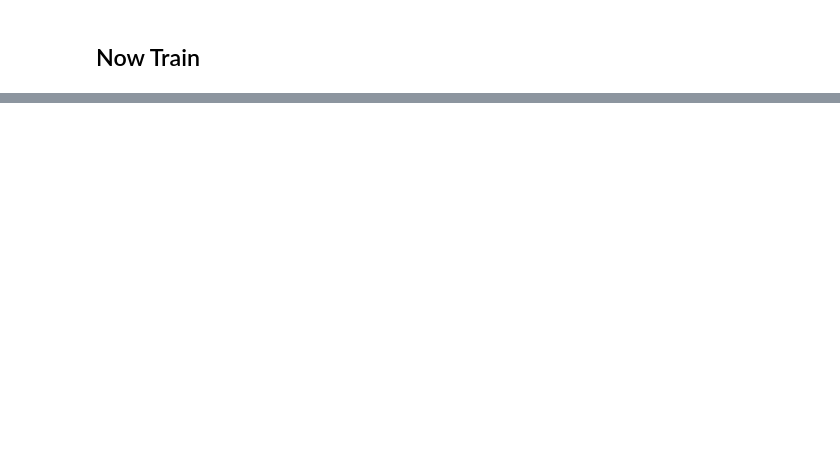
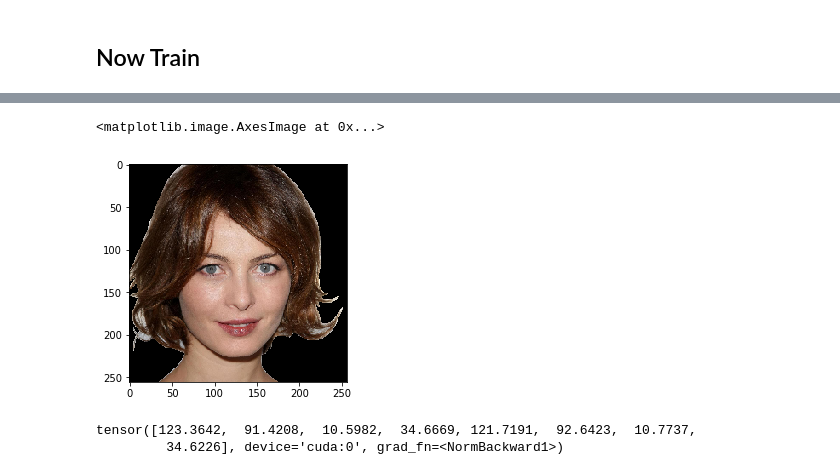
Before and after one commit to kurtisdavid/GANchors, a Jupyter notebook: Multi Encoder CelebAHQ.ipynb, the cells around one changed output, grey strips where cells are left out. Drawn from its saved outputs; the diff is of its cells as text; code cells hidden in the pictures; blank space fills up the shorter version.

Commit message:
added hq encoder notebook

```diff
--- a/Multi Encoder CelebAHQ.ipynb
+++ b/Multi Encoder CelebAHQ.ipynb
@@ -41,0 +100,5 @@ plt.imshow(np.moveaxis(yeet.data.cpu().numpy(),0,-1))
+# %%
+device = torch.device("cuda" if torch.cuda.is_available() else "cpu")
+
+gen = torch.nn.DataParallel(pg.Generator(depth=9)).to(device)
+gen.load_state_dict(torch.load("GAN_GEN_SHADOW_8.pth", map_location=str(device)))
@@ -41,0 +107,2 @@ plt.imshow(np.moveaxis(yeet.data.cpu().numpy(),0,-1))
+# %%
+i_se = lambda x,y: torch.sum(torch.sum(torch.mean(torch.nn.MSELoss(reduction='none')(x,y),dim=1),dim=-1),dim=-1)
@@ -41,0 +111,9 @@ plt.imshow(np.moveaxis(yeet.data.cpu().numpy(),0,-1))
+# %%
+model = P_CelebA(nc=3, ndir=2).to(device)
+model.load_state_dict(torch.load('./final_celeba_hq_encoder_v2_0.pt'))
+optim = torch.optim.Adam(lr=1e-3, params = model.parameters())
+it = 0
+# %%
+lambda_1 = 1e-3
+lambda_2 = 1e-6
+epochs = 4
@@ -41,0 +186,10 @@ plt.imshow(np.moveaxis(yeet.data.cpu().numpy(),0,-1))
+# %%
+plt.imshow(np.moveaxis(X.repeat(2,1,1,1)[2].data.cpu().numpy(),0,-1))
+# %% [output]
+<matplotlib.image.AxesImage at 0x...>
+[figure, added]
+# %%
+torch.norm(Z, dim=1)
+# %% [output]
+tensor([123.3642,  91.4208,  10.5982,  34.6669, 121.7191,  92.6423,  10.7737,
+         34.6226], device='cuda:0', grad_fn=<NormBackward1>)
```
Also changed, not shown: parts of 37 cells of this notebook, 1 other file.
